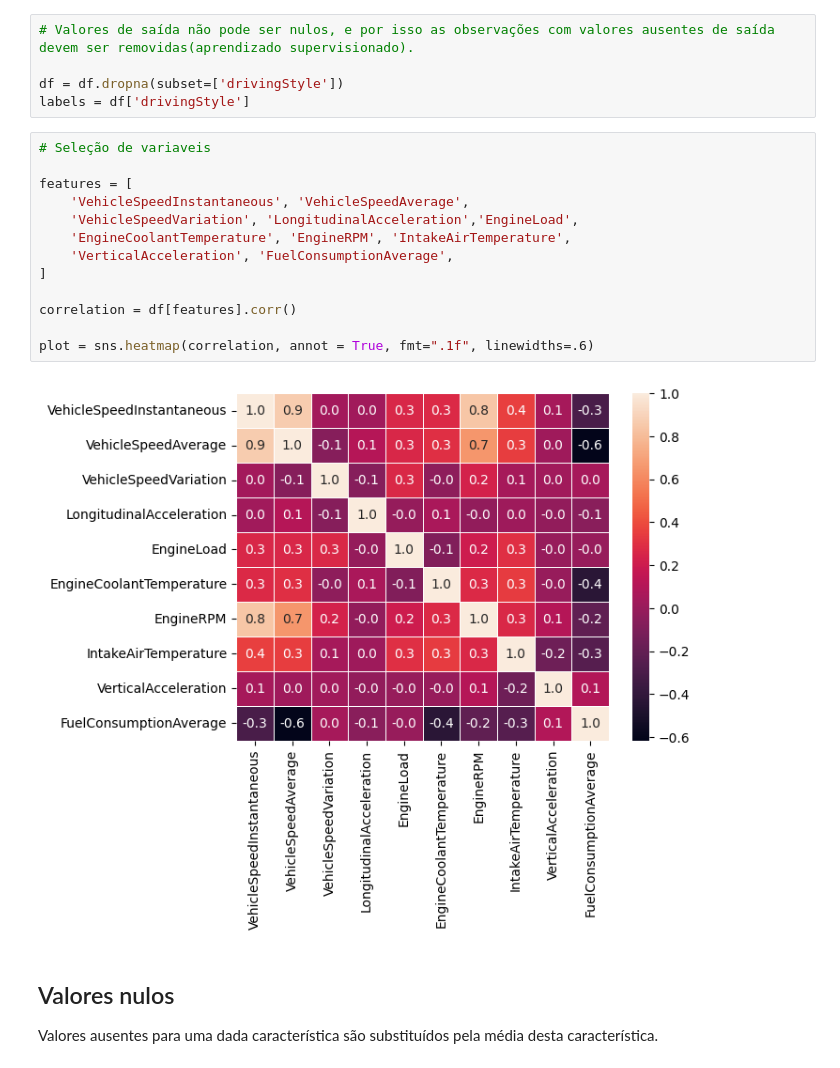
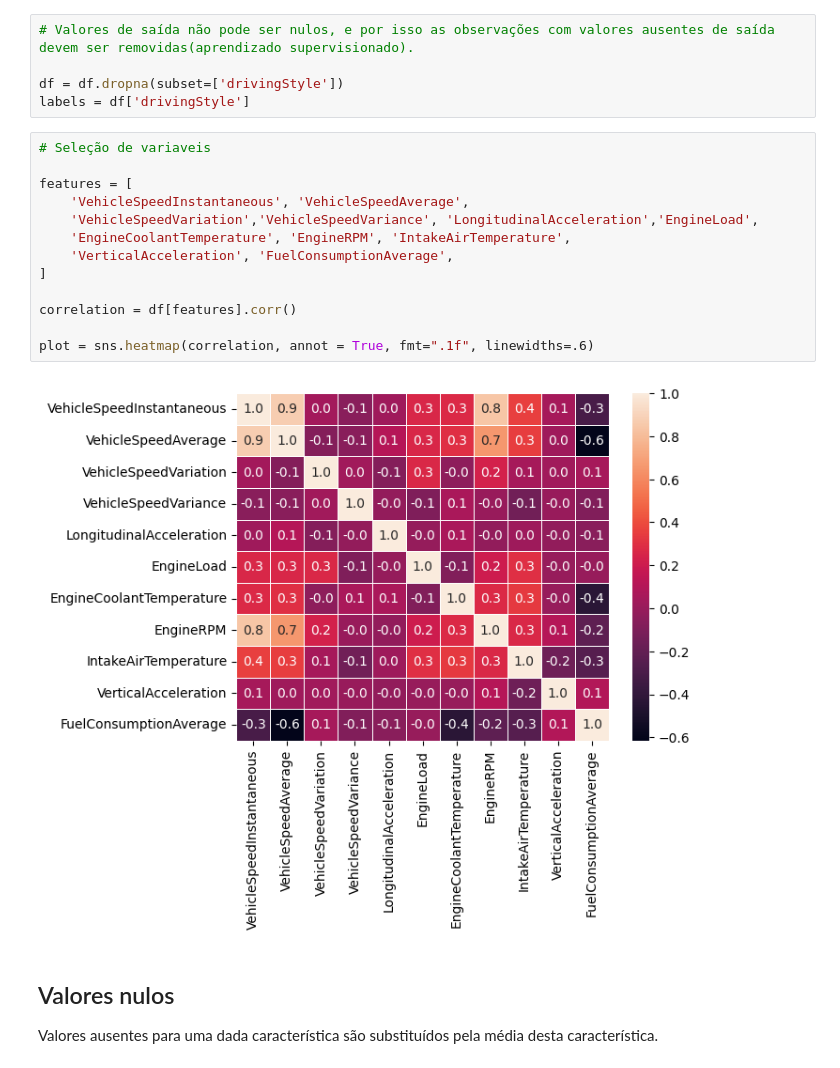
Before and after one commit to NandaFerry/ClassificacaoConducao, a Jupyter notebook: ComportamentoCondutor.ipynb, the cells around one changed output. Drawn from its saved outputs; the diff is of its cells as text.

```diff
--- a/ComportamentoCondutor.ipynb
+++ b/ComportamentoCondutor.ipynb
@@ -99,18 +100,18 @@ labels = df['drivingStyle']
 # %%
 # Seleção de variaveis
 
 features = [
     'VehicleSpeedInstantaneous', 'VehicleSpeedAverage',
-    'VehicleSpeedVariation', 'LongitudinalAcceleration','EngineLoad',
+    'VehicleSpeedVariation','VehicleSpeedVariance', 'LongitudinalAcceleration','EngineLoad',
     'EngineCoolantTemperature', 'EngineRPM', 'IntakeAirTemperature',
     'VerticalAcceleration', 'FuelConsumptionAverage',
 ]
 
 correlation = df[features].corr()
 
 plot = sns.heatmap(correlation, annot = True, fmt=".1f", linewidths=.6)
 # %% [output]
-[figure, old version]
+[figure, new version]
 # %% [markdown]
 ## Valores nulos
 
```
Also changed, not shown: parts of 15 cells of this notebook.
